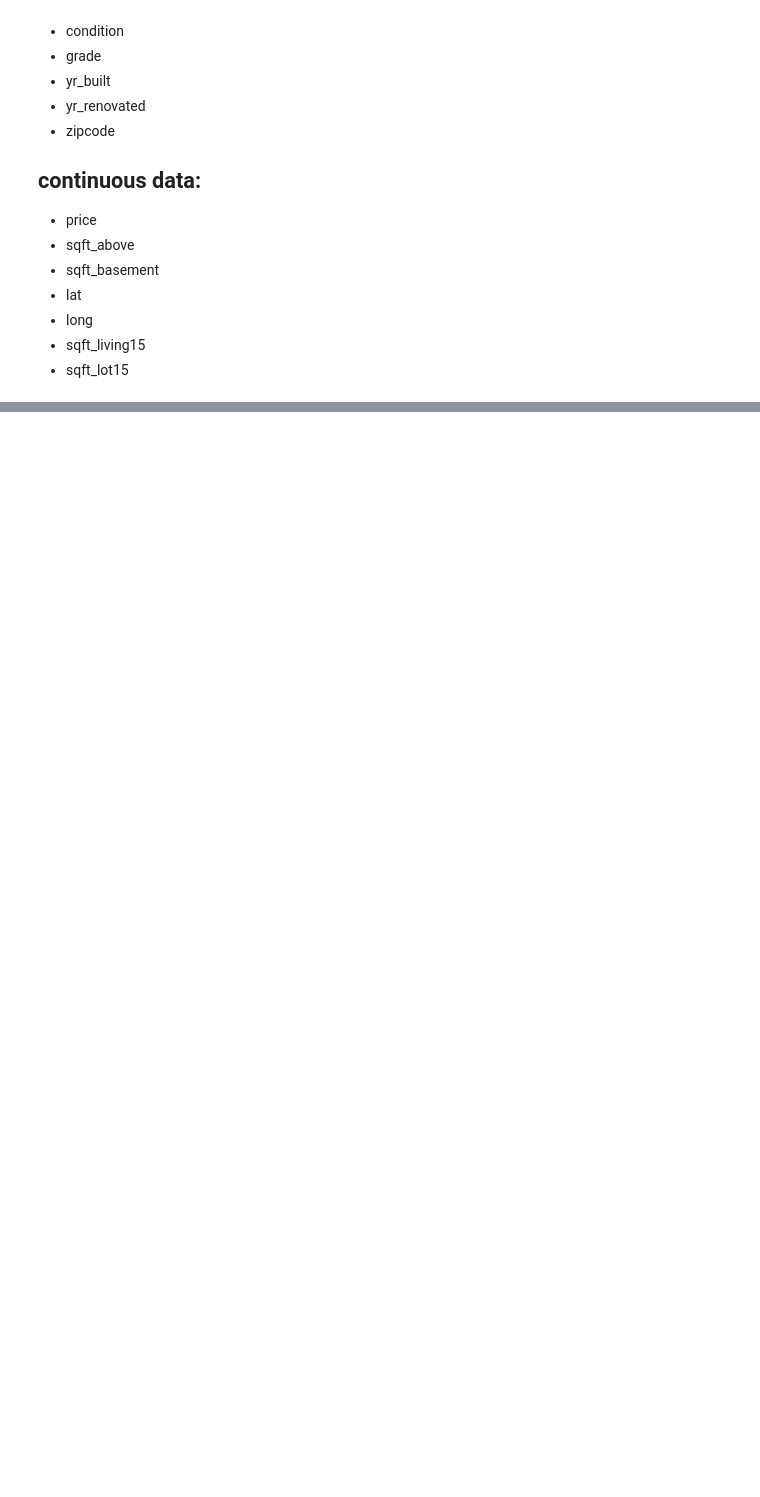
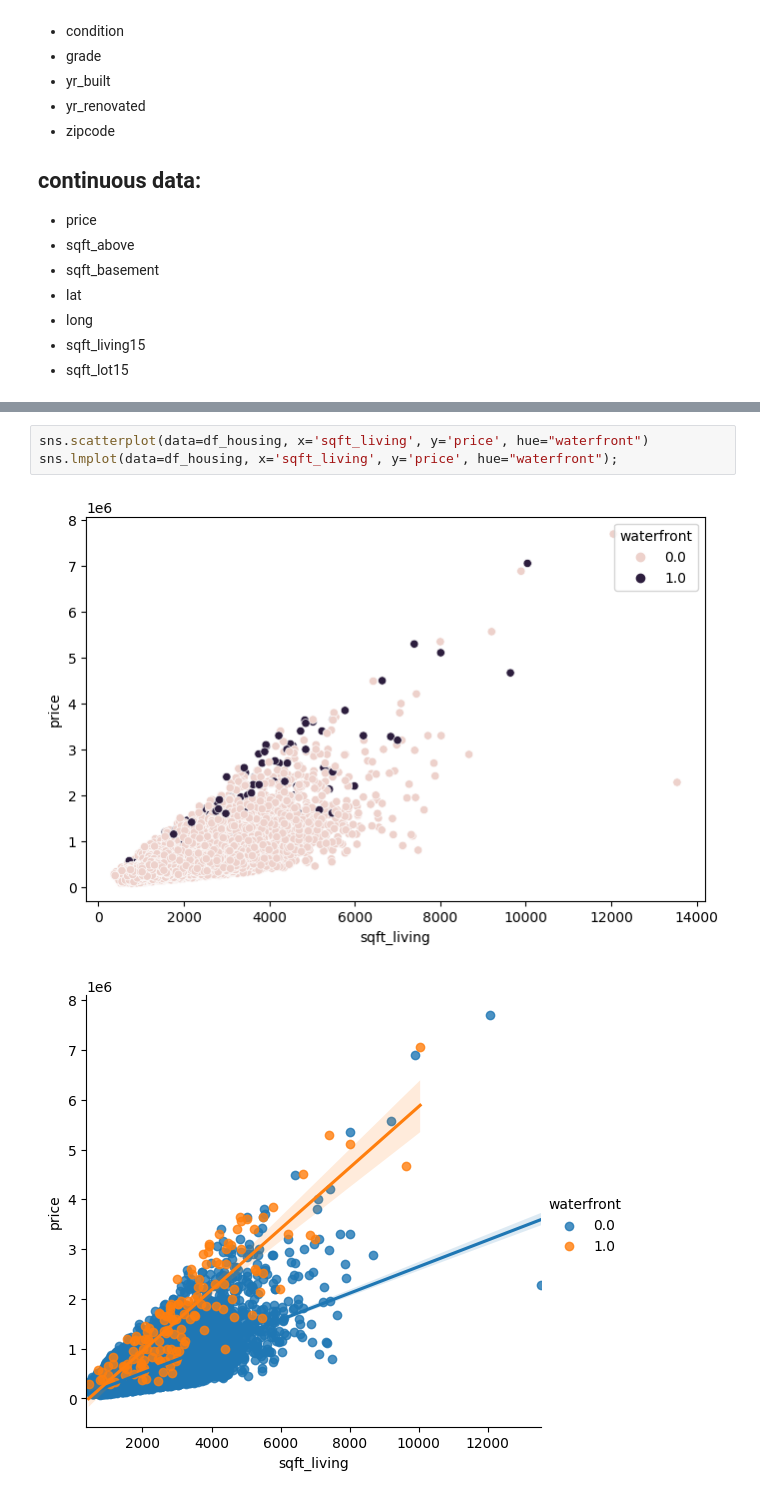
Before and after one commit to LanaCasselmann/eda-project-housing, a Jupyter notebook: EDA.ipynb, the cells around one changed output, grey strips where cells are left out. Drawn from its saved outputs; the diff is of its cells as text; blank space fills up the shorter version.

```diff
--- a/EDA.ipynb
+++ b/EDA.ipynb
@@ -361,0 +407,6 @@ Characteristics: Waterfront , limited budget, nice & isolated but central neighb
+# %%
+sns.scatterplot(data=df_housing, x='sqft_living', y='price', hue="waterfront")
+sns.lmplot(data=df_housing, x='sqft_living', y='price', hue="waterfront");
+# %% [output]
+[figure, added]
+[figure, added]
```
Also changed, not shown: parts of 24 cells of this notebook, 1 other file.
